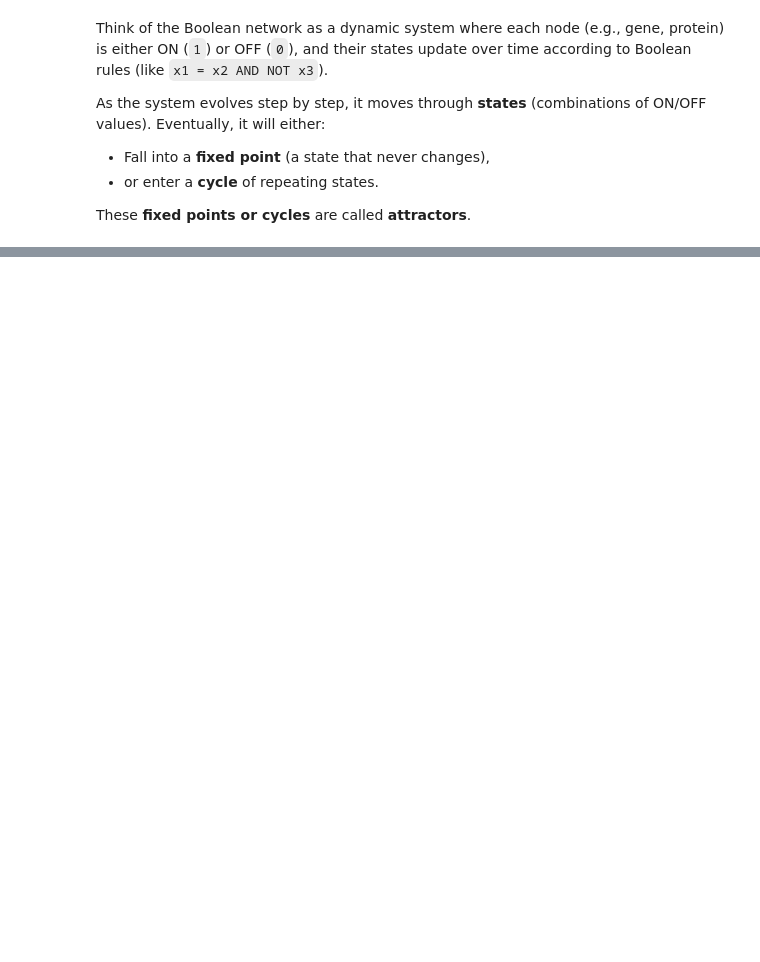
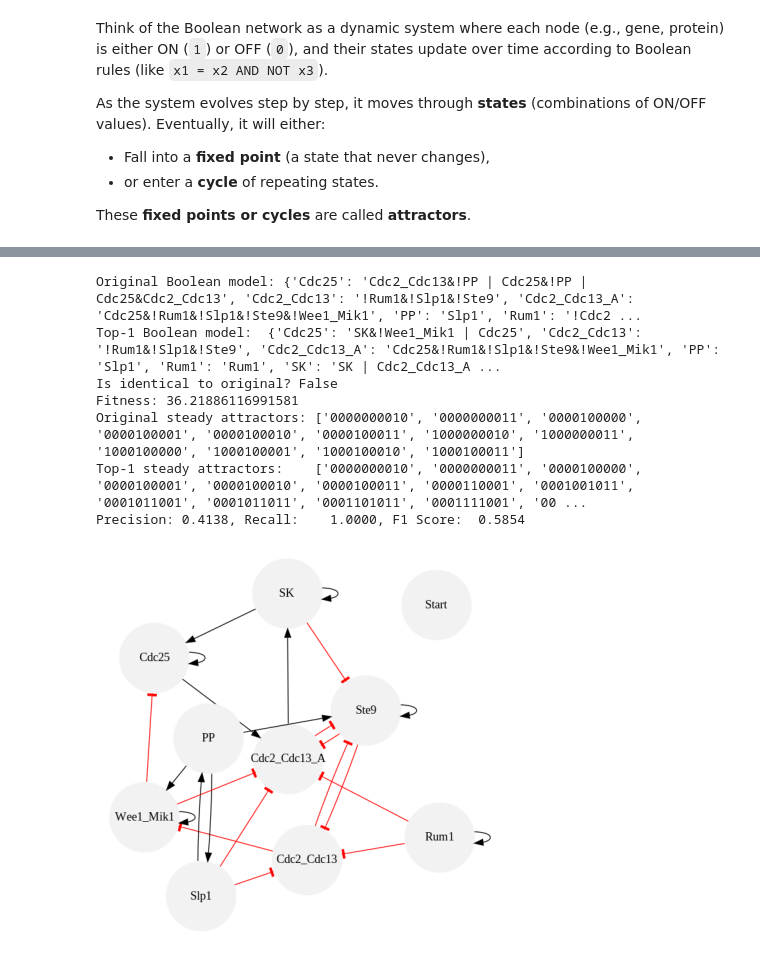
Before and after one commit to bingyulab/boolean, a Jupyter notebook: Boolean_model.ipynb, the cells around one changed output, grey strips where cells are left out. Drawn from its saved outputs; the diff is of its cells as text; code cells hidden in the pictures; blank space fills up the shorter version.

```diff
--- a/Boolean_model.ipynb
+++ b/Boolean_model.ipynb
@@ -933,0 +897,11 @@ True
+# %%
+report_gp_results(best[2], primes, nodes_to_evolve, f'igraph_gp_second.svg')
+# %% [output]
+Original Boolean model: {'Cdc25': 'Cdc2_Cdc13&!PP | Cdc25&!PP | Cdc25&Cdc2_Cdc13', 'Cdc2_Cdc13': '!Rum1&!Slp1&!Ste9', 'Cdc2_Cdc13_A': 'Cdc25&!Rum1&!Slp1&!Ste9&!Wee1_Mik1', 'PP': 'Slp1', 'Rum1': '!Cdc2 ...
+Top-1 Boolean model:  {'Cdc25': 'SK&!Wee1_Mik1 | Cdc25', 'Cdc2_Cdc13': '!Rum1&!Slp1&!Ste9', 'Cdc2_Cdc13_A': 'Cdc25&!Rum1&!Slp1&!Ste9&!Wee1_Mik1', 'PP': 'Slp1', 'Rum1': 'Rum1', 'SK': 'SK | Cdc2_Cdc13_A ...
+Is identical to original? False
+Fitness: 36.21886116991581
+Original steady attractors: ['0000000010', '0000000011', '0000100000', '0000100001', '0000100010', '0000100011', '1000000010', '1000000011', '1000100000', '1000100001', '1000100010', '1000100011']
+Top-1 steady attractors:    ['0000000010', '0000000011', '0000100000', '0000100001', '0000100010', '0000100011', '0000110001', '0001001011', '0001011001', '0001011011', '0001101011', '0001111001', '00 ...
+Precision: 0.4138, Recall:    1.0000, F1 Score:  0.5854
+[figure, added]
```
Also changed, not shown: parts of 34 cells of this notebook.
